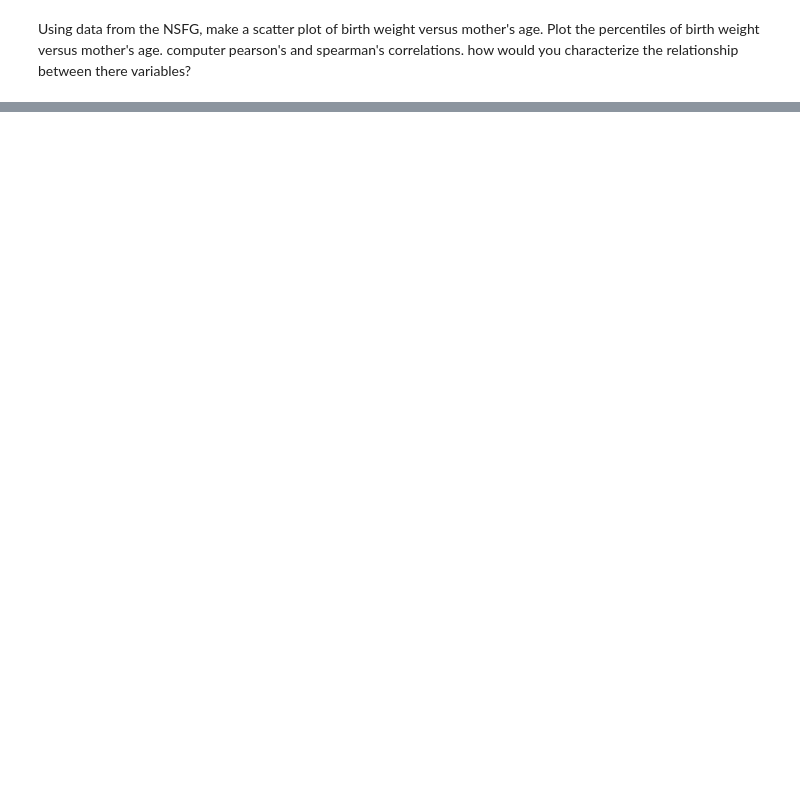
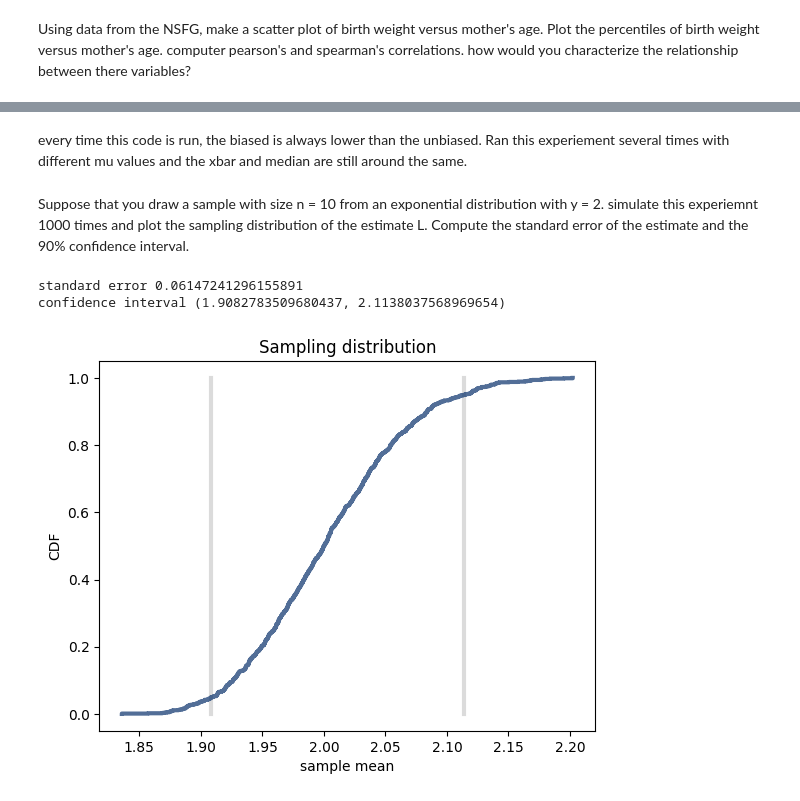
Before and after one commit to breannaparker1991/Parker_Week4_DSC520, a Jupyter notebook: code/Parker530Week7.ipynb, the cells around one changed output, grey strips where cells are left out. Drawn from its saved outputs; the diff is of its cells as text; code cells hidden in the pictures; blank space fills up the shorter version.

```diff
--- a/code/Parker530Week7.ipynb
+++ b/code/Parker530Week7.ipynb
@@ -35,0 +38,5 @@ thinkplot.Scatter()
+# %%
+def RMSE(estimates, actual):
+    e2 = [(estimate-actual)**2 for estimate in estimates]
+    mse = np.mean(e2)
+    return np.sqrt(mse)
@@ -35,0 +168,38 @@ thinkplot.Scatter()
+# %% [markdown]
+every time this code is run, the biased is always lower than the unbiased. Ran this experiement several times with different mu values and the xbar and median are still around the same.
+# %% [markdown]
+Suppose that you draw a sample with size n = 10 from an exponential distribution with y = 2. simulate this experiemnt 1000 times and plot the sampling distribution of the estimate L. Compute the standard error of the estimate and the 90% confidence interval.
+# %%
+def SimulateSample(lam = 2, n=1000, m=1000):
+    def VertLine(x, y=1):
+        thinkplot.Plot([x, x], [0, y], color='0.8', linewidth=3)
+
+    means = []
+    medians = []
+    for _ in range(m):
+        xs = np.random.exponential(1/lam, n)
+        L = 1/np.mean(xs)
+        Lm = math.log(2)/thinkstats2.Median(xs)
+        means.append(L)
+        medians.append(Lm)
+
+    stderr = RMSE(means, lam)
+    print('standard error', stderr)
+
+    cdf = thinkstats2.Cdf(means)
+    ci = cdf.Percentile(5), cdf.Percentile(95)
+    print('confidence interval', ci)
+    VertLine(ci[0])
+    VertLine(ci[1])
+
+    # plot the CDF
+    thinkplot.Cdf(cdf)
+    thinkplot.Config(xlabel='sample mean',
+                   ylabel='CDF',
+                   title='Sampling distribution')
+# %%
+SimulateSample()
+# %% [output]
+standard error 0.06147241296155891
+confidence interval (1.9082783509680437, 2.1138037568969654)
+[figure, added]
```
Also changed, not shown: parts of 12 cells of this notebook.
